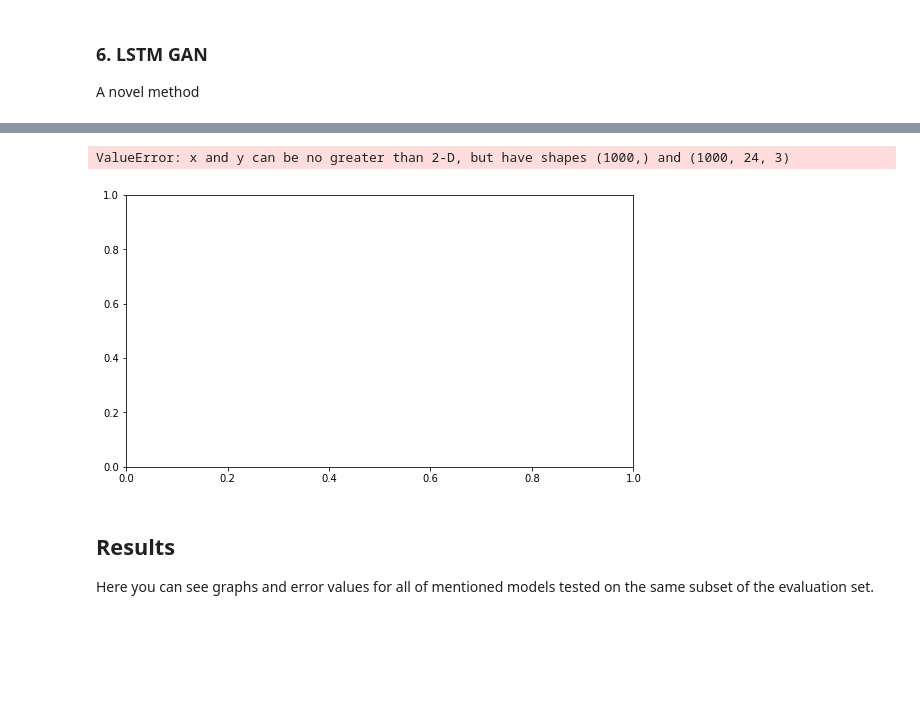
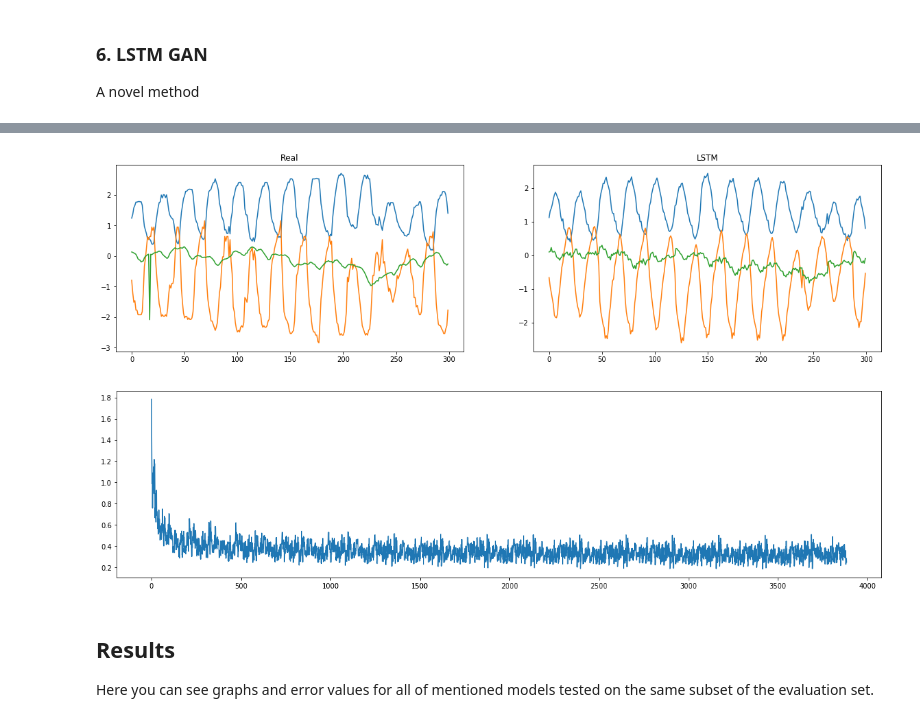
Before and after one commit to agayev169/weather_forecast, a Jupyter notebook: lstm_weather.ipynb, the cells around one changed output, grey strips where cells are left out. Cells and saved outputs as stored; diff of their text form; code cells hidden in the pictures; blank space fills up the shorter version.

Commit message:
Finished basic LSTM tf model

```diff
--- a/lstm_weather.ipynb
+++ b/lstm_weather.ipynb
@@ -470,14 +470,14 @@ tf.reset_default_graph()
 
 def LSTM(): # Returns tf model
 
-    LSTM_UNITS = 64
+    LSTM_UNITS = 256
 
     FC_UNITS = 64
 
     INPUT_DIM = 3
     OUTPUT_DIM = 3
 
-    BATCH_SIZE = 64
+    BATCH_SIZE = 256
 
     x = tf.placeholder(tf.float32, [None, SEQ_LENGTH, INPUT_DIM], name="x")
     y = tf.placeholder(tf.float32, [None, PERIOD_TO_PREDICT, OUTPUT_DIM], name="y")
@@ -507,29 +507,48 @@ def LSTM(): # Returns tf model
 
         c = sess.run(cost, feed_dict={x: val_x, y: val_y})
         print("Training started!")
-        for epoch in range(5):
+
+        EPOCHS = 15
+
+        losses = []
+
+        for epoch in range(EPOCHS):
             for i in range(len(train_x) // BATCH_SIZE):
                 epoch_x = train_x[i * BATCH_SIZE:(i + 1) * BATCH_SIZE]
                 epoch_y = train_y[i * BATCH_SIZE:(i + 1) * BATCH_SIZE]
 
-                sess.run([optimizer, cost], feed_dict={x: epoch_x, y: epoch_y})
+                _, c = sess.run([optimizer, cost], feed_dict={x: epoch_x, y: epoch_y})
+
+                losses.append(c)
 
             c = sess.run(cost, feed_dict={x: val_x, y: val_y})
-            print('Epoch', epoch + 1, 'completed out of', 5, 'loss:', c)
+            print('Epoch', epoch + 1, 'completed out of', EPOCHS, 'loss:', c)
         print("Training done!")
 
-        predictions_lstm = sess.run(prediction, feed_dict={x: val_x[:1000]})
-        print(predictions_lstm.shape)
+        TEST_PRED = 300
+
+#         predictions_lstm = sess.run(prediction, feed_dict={x: val_x[:1000]})
+#         predictions_lstm = sess.run(prediction, feed_dict={x: np.array([val_x[i] for i in range(0, 1200, 24)])})
+        predictions_lstm = sess.run(prediction, feed_dict={x: np.array([val_x[i] for i in range(0, 1200, 24)])})
+        predictions_lstm = np.reshape(predictions_lstm, [-1, 3])
+        predictions_lstm = predictions_lstm[:TEST_PRED]
 
         plt.figure(figsize=(20, 5))
 
         plt.subplot(1, 2, 1)
-        plt.plot(val_y[:1000])
+        real = np.array([val_y[i] for i in range(0, 1200, 24)])
+        real = np.reshape(real, [-1, 3])
+        plt.plot(real[:TEST_PRED])
         plt.title("Real")
 
         plt.subplot(1, 2, 2)
         plt.plot(predictions_lstm)
         plt.title("LSTM")
+        plt.show()
+
+        plt.figure(figsize=(20, 5))
+        plt.plot(losses)
+        plt.show()
 
 
 LSTM()
@@ -545,5 +575,5 @@ Training done!
-ValueError: x and y can be no greater than 2-D, but have shapes (1000,) and (1000, 24, 3)
-[figure, old version]
+[figure, new version]
+[figure, added]
 # %% [markdown]
 ## Results
 
```
Also changed, not shown: parts of 2 cells of this notebook.
